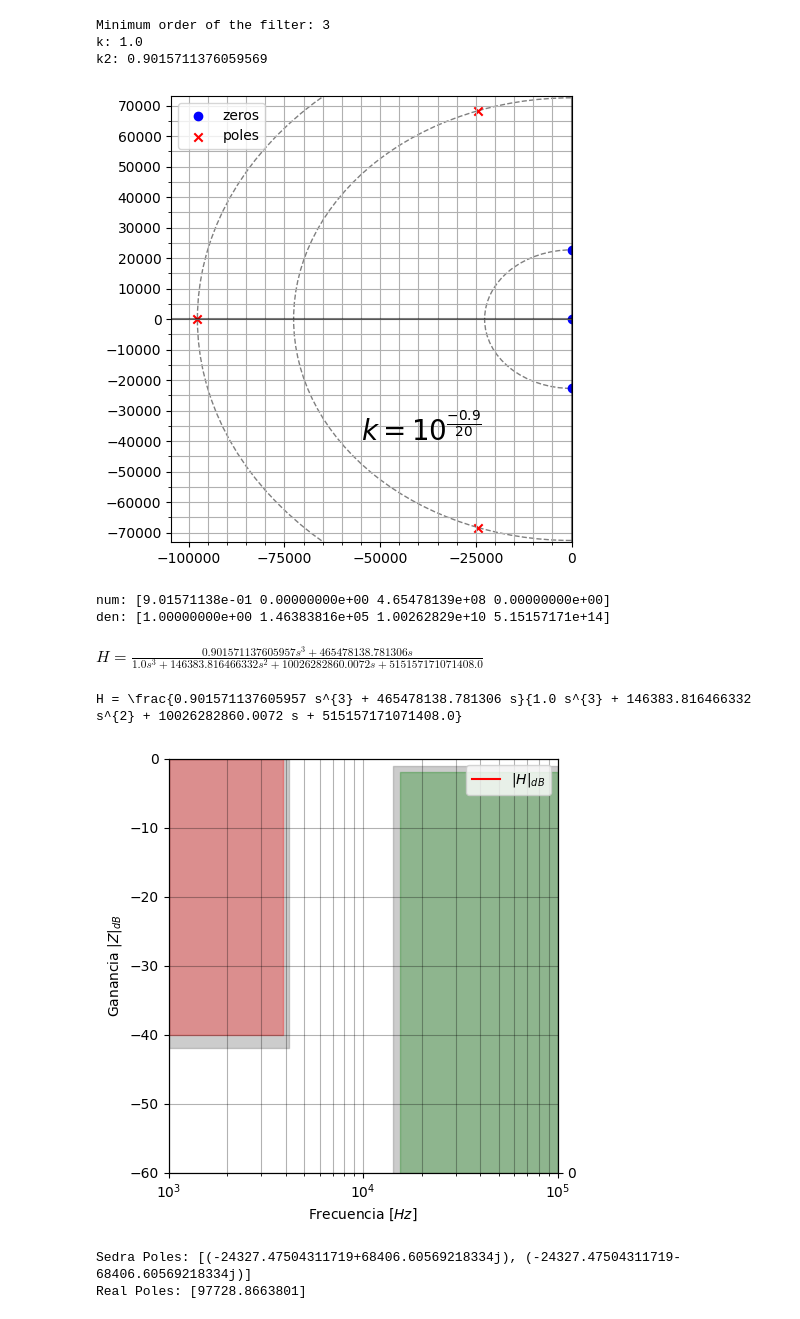
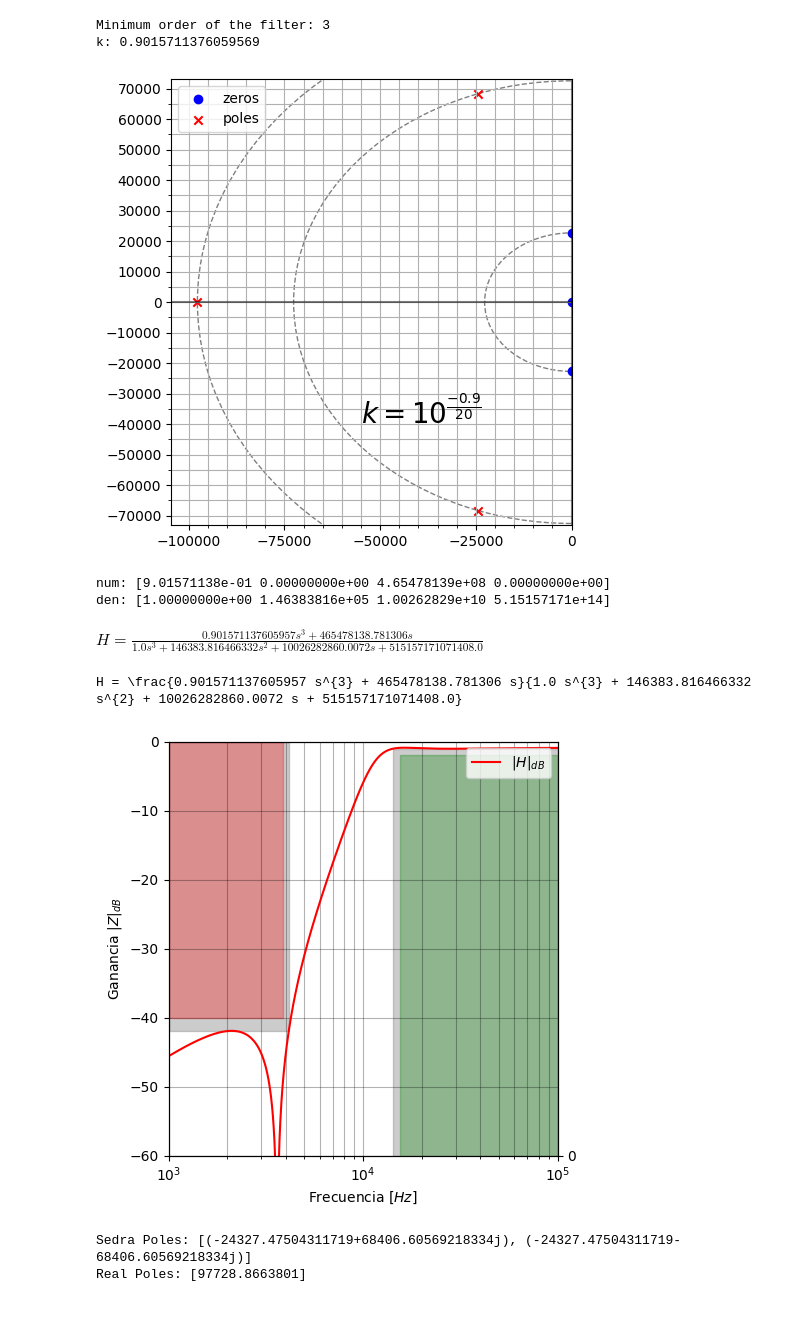
Before and after one commit to Rafdal/itba-tc2-sedra-design, a Jupyter notebook: 0_cauer_template_design.ipynb, the cells around one changed output. Saved outputs shown, nothing was run; the diff lists cells and outputs as text; code cells hidden in the pictures.

```diff
--- a/0_cauer_template_design.ipynb
+++ b/0_cauer_template_design.ipynb
@@ -28,9 +28,8 @@ N, Wn = signal.ellipord(wp2, wa2, Ap2, Aa2, analog=True)
 print("Minimum order of the filter:", N)
 
 z, p, k = signal.ellip(N, Ap2, Aa2, Wn, btype='highpass', analog=True, output='zpk')
+k = k * 10**(-0.9/20)
 print("k:", k)
-k = k * 10**(-0.9/20)
-print("k2:", k)
 
 from plot_utils import PoleZeroPlotter, save_pdf
 plotter = PoleZeroPlotter(figsize=(5,5))
@@ -44,8 +43,7 @@ plotter.show()
 # save_pdf("cauer_pzk", plotter.fig)
 # %% [output]
 Minimum order of the filter: 3
-k: 1.0
-k2: 0.9015711376059569
+k: 0.9015711376059569
 [figure]
 # %%
 # z,p,k to transfer function
@@ -67,32 +65,32 @@ H = \frac{0.901571137605957 s^{3} + 465478138.781306 s}{1.0 s^{3} + 146383.81646
 # %%
 # Evaluate the frequency response of the filter
 f_log = np.logspace(3, 5, 1000)
 w_log = 2 * np.pi * f_log
 _, h = signal.freqs_zpk(z, p, k, worN=w_log)
 
 # Plot the frequency response of the filter
 from plot_utils import PlotBode, fixPhaseJumps
 gain = 20*np.log10(np.abs(h))
 phase = np.angle(h, deg=True)
 phase = fixPhaseJumps(phase)
 
 plotter = PlotBode(figsize=(5,5))
 plotter.plotSemilog1(f_log, gain, label='$|H|_{{dB}}$', color='red')
 # plotter.plotSemilog2(f_log, phase, label='Fase $[\\degree]$', color='blue', linestyle='--')
 
 plotter.drawRectangle1(f_log[0], fa2, -Aa2+20*np.log10(k), 0, color='gray', alpha=.4)
 plotter.drawRectangle1(fp2, f_log[-1], -1e2, -Ap2+20*np.log10(k), color='gray', alpha=.4)
 
 plotter.drawRectangle1(f_log[0], fa, -Aa, 0, color='red', alpha=.3)
 plotter.drawRectangle1(fp, f_log[-1], -1e2, -Ap, color='green', alpha=.3)
 
 # plotter.plotLinear1([f_log[0], f_log[-1]], [-0.9, -0.9], label='k', color='black', linestyle='--', alpha=.8)
 # plotter.ax1.text(2e4, -0.88, '$ k = -0.9dB } $', fontsize=14, color='black', alpha=1)
 
 plotter.show(loc='upper right', y1limits=[-60, 0], gridcolor='black', gridalpha=.3)
-save_pdf("ripple_bode", plotter.fig)
+# save_pdf("ripple_bode", plotter.fig)
 # %% [output]
-[figure, old version]
+[figure, new version]
 # %%
 # get design poles
 sedraPoles = [pole for pole in p if pole.imag != 0 and pole.real != 0]
```
Also changed, not shown: 1 other file.
